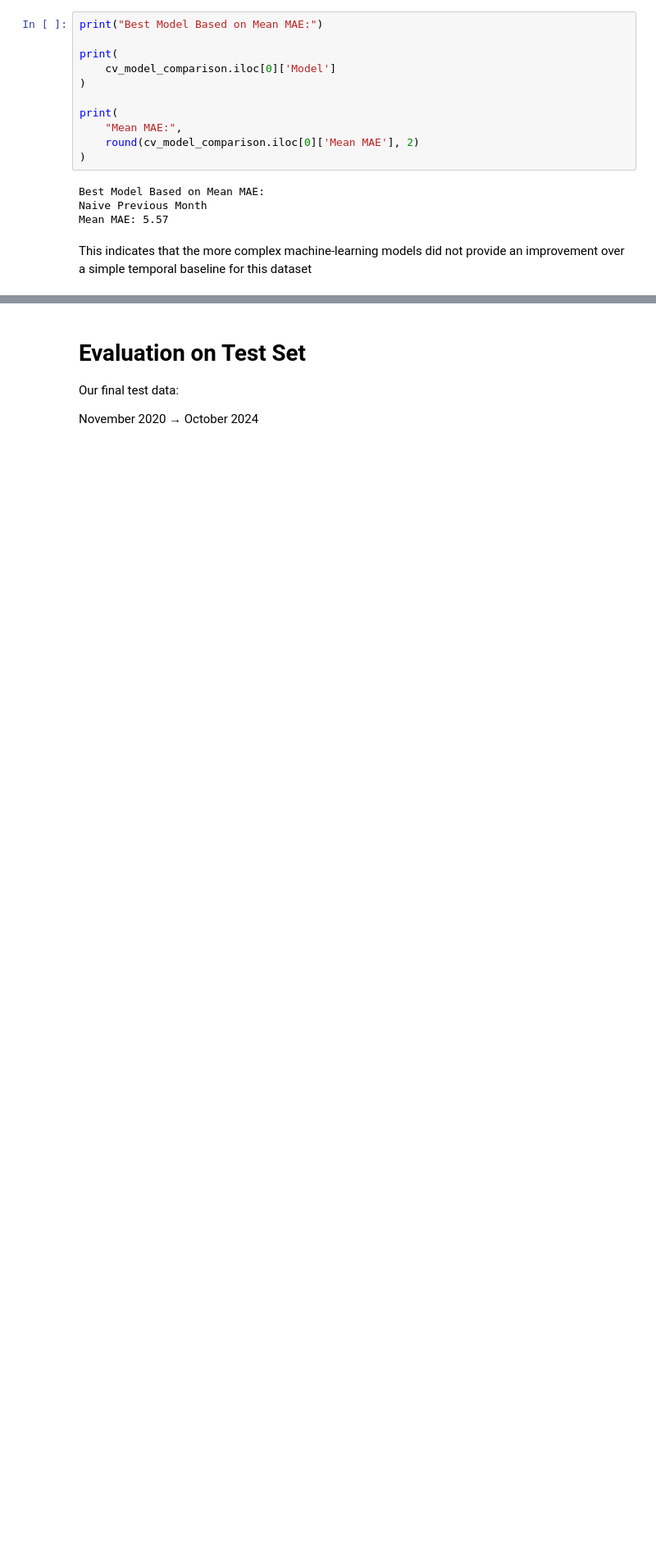
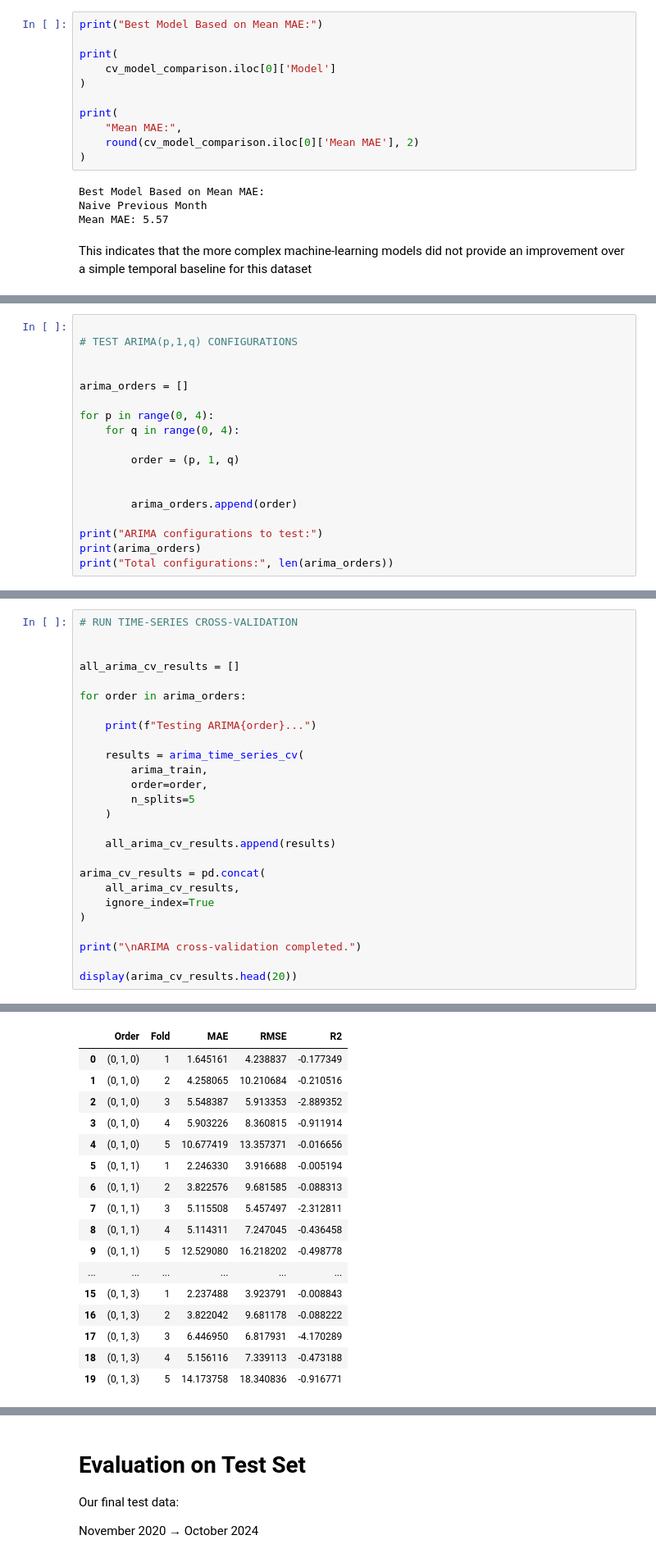
Before and after one commit to hassnainnisar/Predict_seismic_events_from_geological_features_Machine_Learning_MOD_B, a Jupyter notebook: Machine_Learning_MOD_B.ipynb, the cells around one changed output, grey strips where cells are left out. Shown at 82% size. Saved outputs shown, nothing was run; the diff lists cells and outputs as text; blank space fills up the shorter version.

```diff
--- a/Machine_Learning_MOD_B.ipynb
+++ b/Machine_Learning_MOD_B.ipynb
@@ -2761,0 +3019,18 @@ This indicates that the more complex machine-learning models did not provide an
+# %%
+
+# TEST ARIMA(p,1,q) CONFIGURATIONS
+
+
+arima_orders = []
+
+for p in range(0, 4):
+    for q in range(0, 4):
+
+        order = (p, 1, q)
+
+
+        arima_orders.append(order)
+
+print("ARIMA configurations to test:")
+print(arima_orders)
+print("Total configurations:", len(arima_orders))
@@ -2761,0 +3041,27 @@ This indicates that the more complex machine-learning models did not provide an
+# %%
+# RUN TIME-SERIES CROSS-VALIDATION
+
+
+all_arima_cv_results = []
+
+for order in arima_orders:
+
+    print(f"Testing ARIMA{order}...")
+
+    results = arima_time_series_cv(
+        arima_train,
+        order=order,
+        n_splits=5
+    )
+
+    all_arima_cv_results.append(results)
+
+arima_cv_results = pd.concat(
+    all_arima_cv_results,
+    ignore_index=True
+)
+
+print("\nARIMA cross-validation completed.")
+
+display(arima_cv_results.head(20))
+# %% [output]
@@ -2761,0 +3086,17 @@ This indicates that the more complex machine-learning models did not provide an
+|  | Order | Fold | MAE | RMSE | R2 |
+| 0 | (0, 1, 0) | 1 | 1.645161 | 4.238837 | -0.177349 |
+| 1 | (0, 1, 0) | 2 | 4.258065 | 10.210684 | -0.210516 |
+| 2 | (0, 1, 0) | 3 | 5.548387 | 5.913353 | -2.889352 |
+| 3 | (0, 1, 0) | 4 | 5.903226 | 8.360815 | -0.911914 |
+| 4 | (0, 1, 0) | 5 | 10.677419 | 13.357371 | -0.016656 |
+| 5 | (0, 1, 1) | 1 | 2.246330 | 3.916688 | -0.005194 |
+| 6 | (0, 1, 1) | 2 | 3.822576 | 9.681585 | -0.088313 |
+| 7 | (0, 1, 1) | 3 | 5.115508 | 5.457497 | -2.312811 |
+| 8 | (0, 1, 1) | 4 | 5.114311 | 7.247045 | -0.436458 |
+| 9 | (0, 1, 1) | 5 | 12.529080 | 16.218202 | -0.498778 |
+| ... | ... | ... | ... | ... | ... |
+| 15 | (0, 1, 3) | 1 | 2.237488 | 3.923791 | -0.008843 |
+| 16 | (0, 1, 3) | 2 | 3.822042 | 9.681178 | -0.088222 |
+| 17 | (0, 1, 3) | 3 | 6.446950 | 6.817931 | -4.170289 |
+| 18 | (0, 1, 3) | 4 | 5.156116 | 7.339113 | -0.473188 |
+| 19 | (0, 1, 3) | 5 | 14.173758 | 18.340836 | -0.916771 |
```
Also changed, not shown: parts of 20 cells of this notebook.
